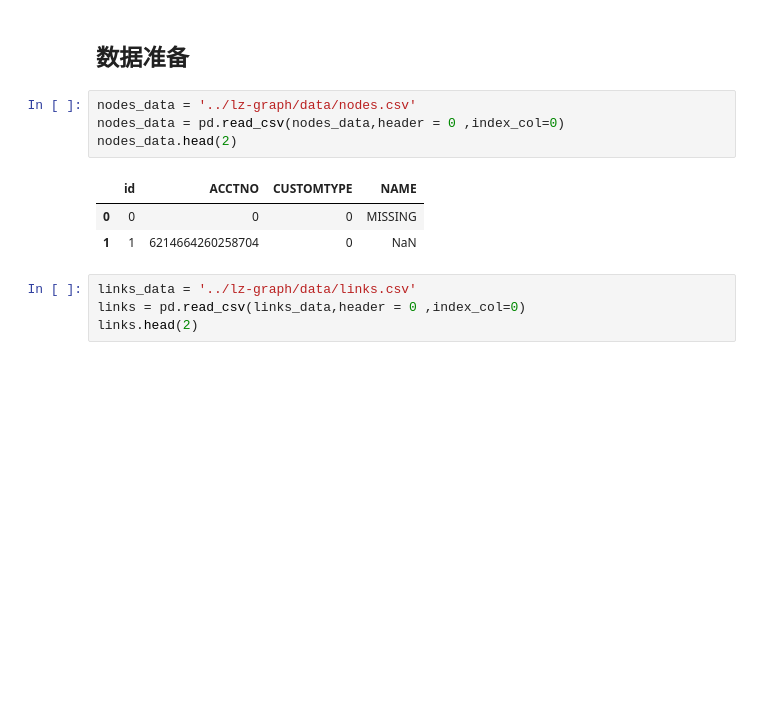
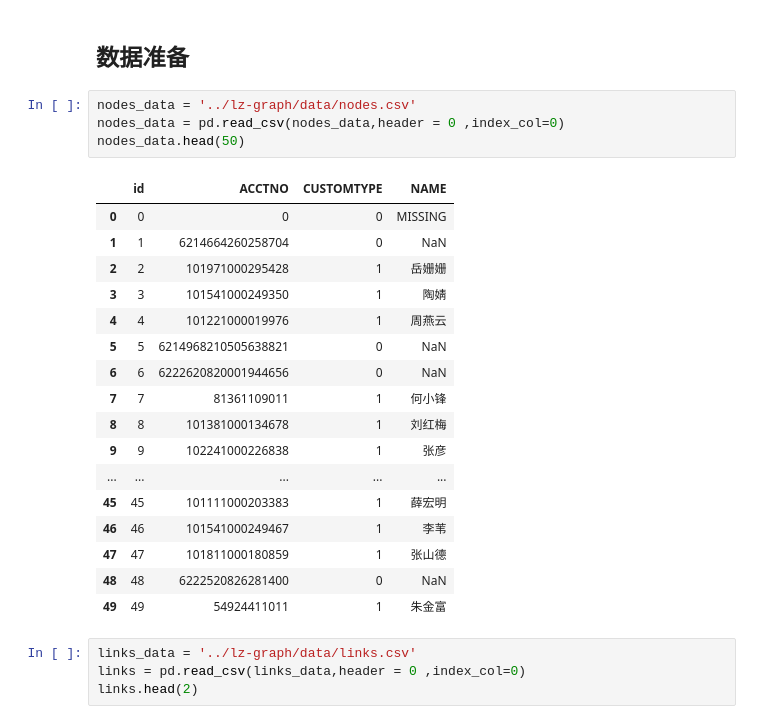
Before and after one commit to Orientsoft/lz-graph, a Jupyter notebook: DGL_GAT.ipynb, the cells around one changed output. Drawn from its saved outputs; the diff is of its cells as text; blank space fills up the shorter version.

```diff
--- a/DGL_GAT.ipynb
+++ b/DGL_GAT.ipynb
@@ -29,11 +29,25 @@ from dgl.nn.pytorch import EdgeSoftmax
 # %%
 nodes_data = '../lz-graph/data/nodes.csv'
 nodes_data = pd.read_csv(nodes_data,header = 0 ,index_col=0)
-nodes_data.head(2)
+nodes_data.head(50)
 # %% [output]
 |  | id | ACCTNO | CUSTOMTYPE | NAME |
 | 0 | 0 | 0 | 0 | MISSING |
 | 1 | 1 | 6214664260258704 | 0 | NaN |
+| 2 | 2 | 101971000295428 | 1 | 岳姗姗 |
+| 3 | 3 | 101541000249350 | 1 | 陶婧 |
+| 4 | 4 | 101221000019976 | 1 | 周燕云 |
+| 5 | 5 | 6214968210505638821 | 0 | NaN |
+| 6 | 6 | 6222620820001944656 | 0 | NaN |
+| 7 | 7 | 81361109011 | 1 | 何小锋 |
+| 8 | 8 | 101381000134678 | 1 | 刘红梅 |
+| 9 | 9 | 102241000226838 | 1 | 张彦 |
+| ... | ... | ... | ... | ... |
+| 45 | 45 | 101111000203383 | 1 | 薛宏明 |
+| 46 | 46 | 101541000249467 | 1 | 李苇 |
+| 47 | 47 | 101811000180859 | 1 | 张山德 |
+| 48 | 48 | 6222520826281400 | 0 | NaN |
+| 49 | 49 | 54924411011 | 1 | 朱金富 |
 # %%
 links_data = '../lz-graph/data/links.csv'
 links = pd.read_csv(links_data,header = 0 ,index_col=0)
```
Also changed, not shown: parts of 11 cells of this notebook, 5 other files.
